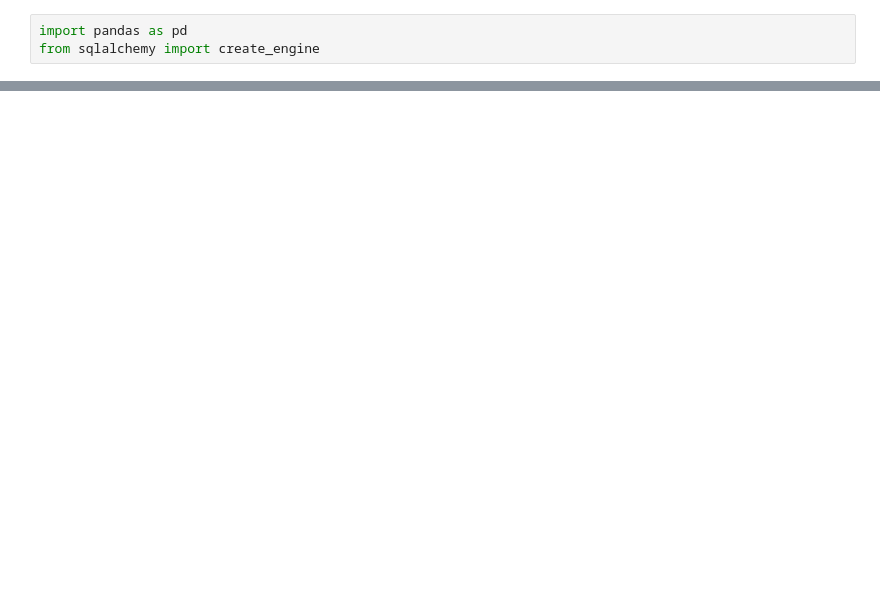
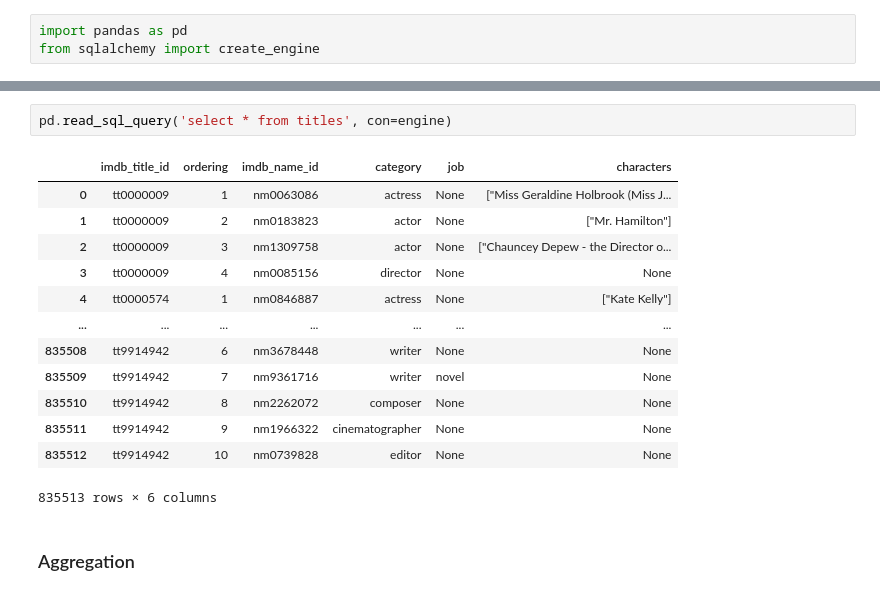
Before and after one commit to junettel/ETL-project, a Jupyter notebook: etl-project.ipynb, the cells around one changed output, grey strips where cells are left out. Saved outputs shown, nothing was run; the diff lists cells and outputs as text; blank space fills up the shorter version.

```diff
--- a/etl-project.ipynb
+++ b/etl-project.ipynb
@@ -61,0 +350,18 @@ streaming_df.head()
+# %%
+pd.read_sql_query('select * from titles', con=engine)
+# %% [output]
+|  | imdb_title_id | ordering | imdb_name_id | category | job | characters |
+| 0 | tt0000009 | 1 | nm0063086 | actress | None | ["Miss Geraldine Holbrook (Miss J... |
+| 1 | tt0000009 | 2 | nm0183823 | actor | None | ["Mr. Hamilton"] |
+| 2 | tt0000009 | 3 | nm1309758 | actor | None | ["Chauncey Depew - the Director o... |
+| 3 | tt0000009 | 4 | nm0085156 | director | None | None |
+| 4 | tt0000574 | 1 | nm0846887 | actress | None | ["Kate Kelly"] |
+| ... | ... | ... | ... | ... | ... | ... |
+| 835508 | tt9914942 | 6 | nm3678448 | writer | None | None |
+| 835509 | tt9914942 | 7 | nm9361716 | writer | novel | None |
+| 835510 | tt9914942 | 8 | nm2262072 | composer | None | None |
+| 835511 | tt9914942 | 9 | nm1966322 | cinematographer | None | None |
+| 835512 | tt9914942 | 10 | nm0739828 | editor | None | None |
+835513 rows × 6 columns
+# %% [markdown]
+### Aggregation
```
Also changed, not shown: parts of 41 cells of this notebook, 1 other file.
